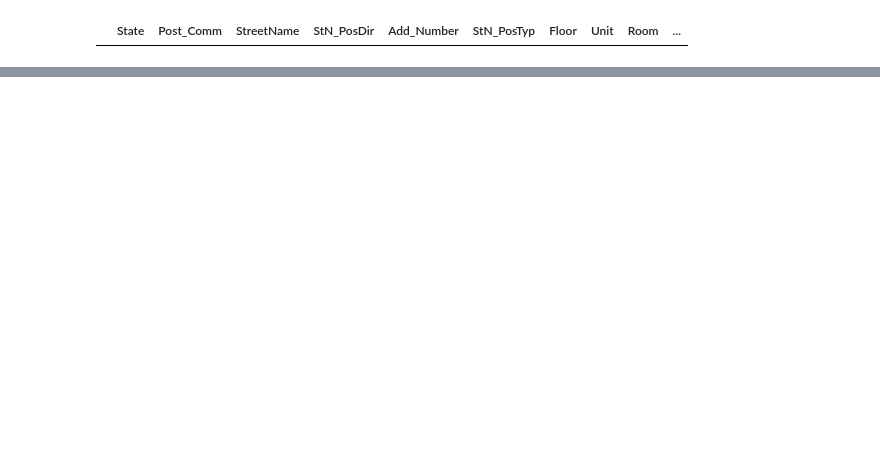
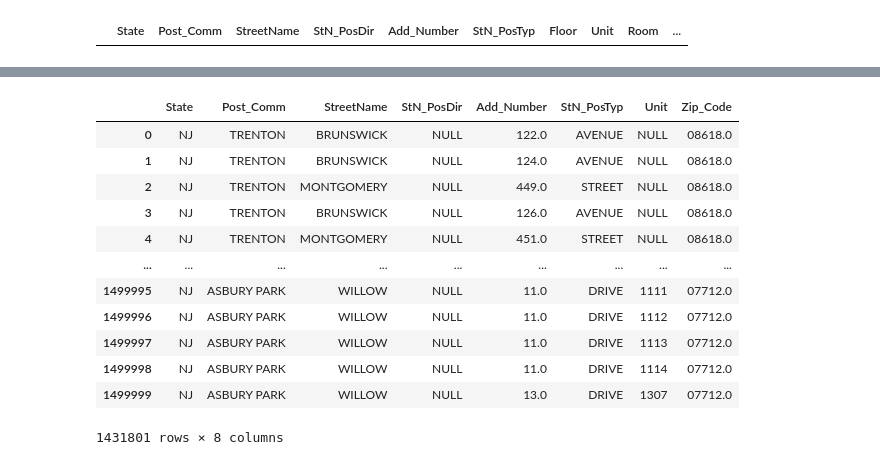
Before and after one commit to brenfrrs/hackettstown-alysis, a Jupyter notebook: data_cleaning.ipynb, the cells around one changed output, grey strips where cells are left out. Saved outputs shown, nothing was run; the diff lists cells and outputs as text; code cells hidden in the pictures; blank space fills up the shorter version.

```diff
--- a/data_cleaning.ipynb
+++ b/data_cleaning.ipynb
@@ -69,0 +105,2 @@ subset.loc[subset['Room'] != 'NULL']
+# %%
+subset['Zip_Code'] = '0' + subset['Zip_Code']
@@ -69,0 +115,22 @@ subset.loc[subset['Room'] != 'NULL']
+# %%
+def trailing_zero(num):
+    res = num.split('.')[0]
+    return res
+# %%
+subset['Zip_Code'] = subset.Zip_Code.apply(trailing_zero)
+# %%
+subset
+# %% [output]
+|  | State | Post_Comm | StreetName | StN_PosDir | Add_Number | StN_PosTyp | Unit | Zip_Code |
+| 0 | NJ | TRENTON | BRUNSWICK | NULL | 122.0 | AVENUE | NULL | 08618.0 |
+| 1 | NJ | TRENTON | BRUNSWICK | NULL | 124.0 | AVENUE | NULL | 08618.0 |
+| 2 | NJ | TRENTON | MONTGOMERY | NULL | 449.0 | STREET | NULL | 08618.0 |
+| 3 | NJ | TRENTON | BRUNSWICK | NULL | 126.0 | AVENUE | NULL | 08618.0 |
+| 4 | NJ | TRENTON | MONTGOMERY | NULL | 451.0 | STREET | NULL | 08618.0 |
+| ... | ... | ... | ... | ... | ... | ... | ... | ... |
+| 1499995 | NJ | ASBURY PARK | WILLOW | NULL | 11.0 | DRIVE | 1111 | 07712.0 |
+| 1499996 | NJ | ASBURY PARK | WILLOW | NULL | 11.0 | DRIVE | 1112 | 07712.0 |
+| 1499997 | NJ | ASBURY PARK | WILLOW | NULL | 11.0 | DRIVE | 1113 | 07712.0 |
+| 1499998 | NJ | ASBURY PARK | WILLOW | NULL | 11.0 | DRIVE | 1114 | 07712.0 |
+| 1499999 | NJ | ASBURY PARK | WILLOW | NULL | 13.0 | DRIVE | 1307 | 07712.0 |
+1431801 rows × 8 columns
```
Also changed, not shown: parts of 14 cells of this notebook.
